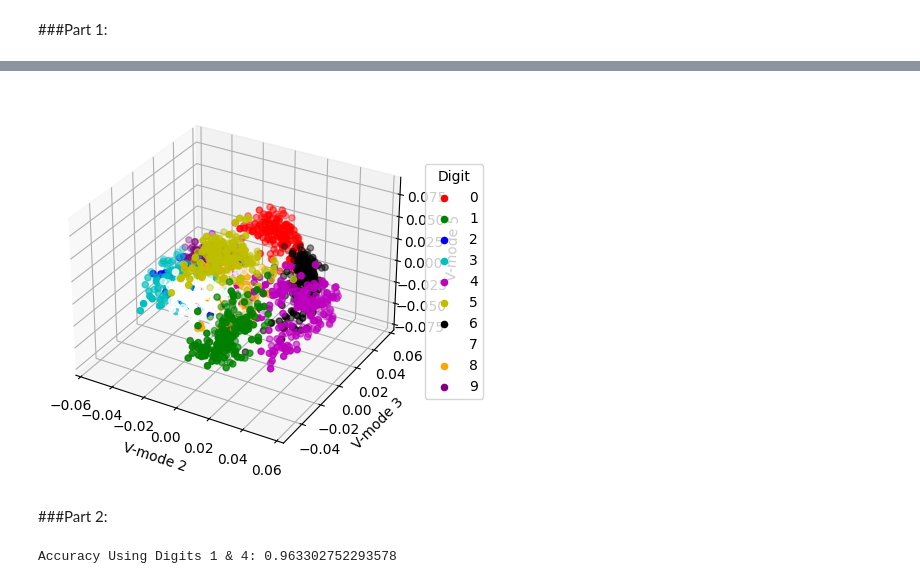
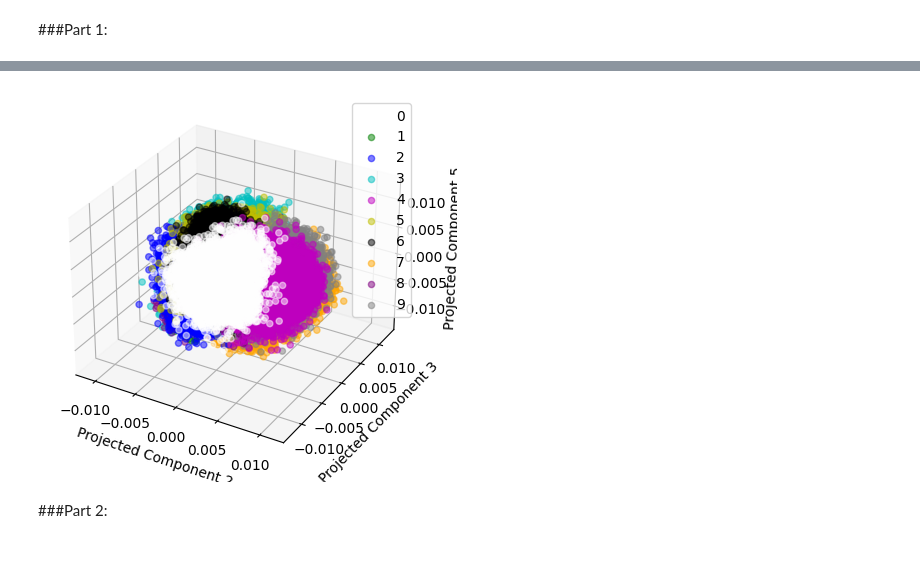
Before and after one commit to garcimat/EE-399, a Jupyter notebook: HW3/HW3_EE399.ipynb, the cells around one changed output, grey strips where cells are left out. Saved outputs shown, nothing was run; the diff lists cells and outputs as text; code cells hidden in the pictures; blank space fills up the shorter version.

```diff
--- a/HW3/HW3_EE399.ipynb
+++ b/HW3/HW3_EE399.ipynb
@@ -39,3 +46,25 @@ The rank of the digit space is: 61
 # U: the left singular vectors, which represent the image space
 # S: the singular values, which represent the importance of each singular vector
 # V: the right singular vectors, which represent the feature space
+# %%
+# Plots of first 4 principal components
+
+from sklearn.decomposition import PCA
+
+pca = PCA(n_components=3)
+X_pca = pca.fit_transform(X)
+
+# Apply PCA to reduce the dimensionality of the data
+pca = PCA(n_components=4)
+X_pca = pca.fit_transform(X)
+
+# Plot the first 4 principal components
+fig, axs = plt.subplots(nrows=2, ncols=2, figsize=(8, 8))
+axs = axs.ravel()
+
+for i in range(4):
+    axs[i].imshow(pca.components_[i].reshape(28, 28), cmap='gray')
+    axs[i].set_title(f'PCA mode {i+1}')
+
+plt.tight_layout()
+plt.show()
@@ -42,45 +73,19 @@ The rank of the digit space is: 61
 # %%
 # 4.
-# Project onto three selected V-modes (columns) colored by their digit label on a 3D plot
+# 3D plot of projected data
 fig = plt.figure()
 ax = fig.add_subplot(111, projection='3d')
-colors = ['r', 'g', 'b', 'c', 'm', 'y', 'k', 'w', 'orange', 'purple']  # Define colors for each digit
-for digit in range(10):
-    idx = digits.target == digit
-    ax.scatter(V[idx, 1], V[idx, 2], V[idx, 4], c=colors[digit], label=str(digit))
-plt.legend(title='Digit', loc='center left', bbox_to_anchor=(1, 0.5))
-ax.set_xlabel('V-mode 2')
-ax.set_ylabel('V-mode 3')
-ax.set_zlabel('V-mode 5')
+cols = ['white', 'g', 'b', 'c', 'm', 'y', 'k', 'orange', 'purple', 'gray']
+
+for i in range(10):
+    mask = Y == i
+    ax.scatter(V[mask, 2], V[mask, 3], V[mask, 5], c=cols[i], label=str(i), alpha=0.5)
+ax.set_xlabel('Projected Component 2')
+ax.set_ylabel('Projected Component 3')
+ax.set_zlabel('Projected Component 5')
+plt.legend()
 plt.show()
 # %% [output]
-[figure, old version]
+[figure, new version]
 # %% [markdown]
 ###Part 2:
-# %%
-# 1.
-from sklearn.discriminant_analysis import LinearDiscriminantAnalysis
-from sklearn.model_selection import train_test_split
-from sklearn.metrics import accuracy_score
-
-# Select only the digits 1 and 4 from the dataset
-X = digits.data[(digits.target == 1) | (digits.target == 4)]
-y = digits.target[(digits.target == 1) | (digits.target == 4)]
-
-# Split the data into training and test sets
-X_train, X_test, y_train, y_test = train_test_split(X, y, test_size=0.3, random_state=42)
-
-# Create a LinearDiscriminantAnalysis object
-lda = LinearDiscriminantAnalysis()
-
-# Fit the LDA model to the training data
-lda.fit(X_train, y_train)
-
-# Make predictions on the test data
-y_pred = lda.predict(X_test)
-
-# Evaluate the accuracy of the classifier
-accuracy = accuracy_score(y_test, y_pred)
-print("Accuracy Using Digits 1 & 4:", accuracy)
-# %% [output]
-Accuracy Using Digits 1 & 4: 0.963302752293578
```
Also changed, not shown: parts of 19 cells of this notebook, 1 other file.
